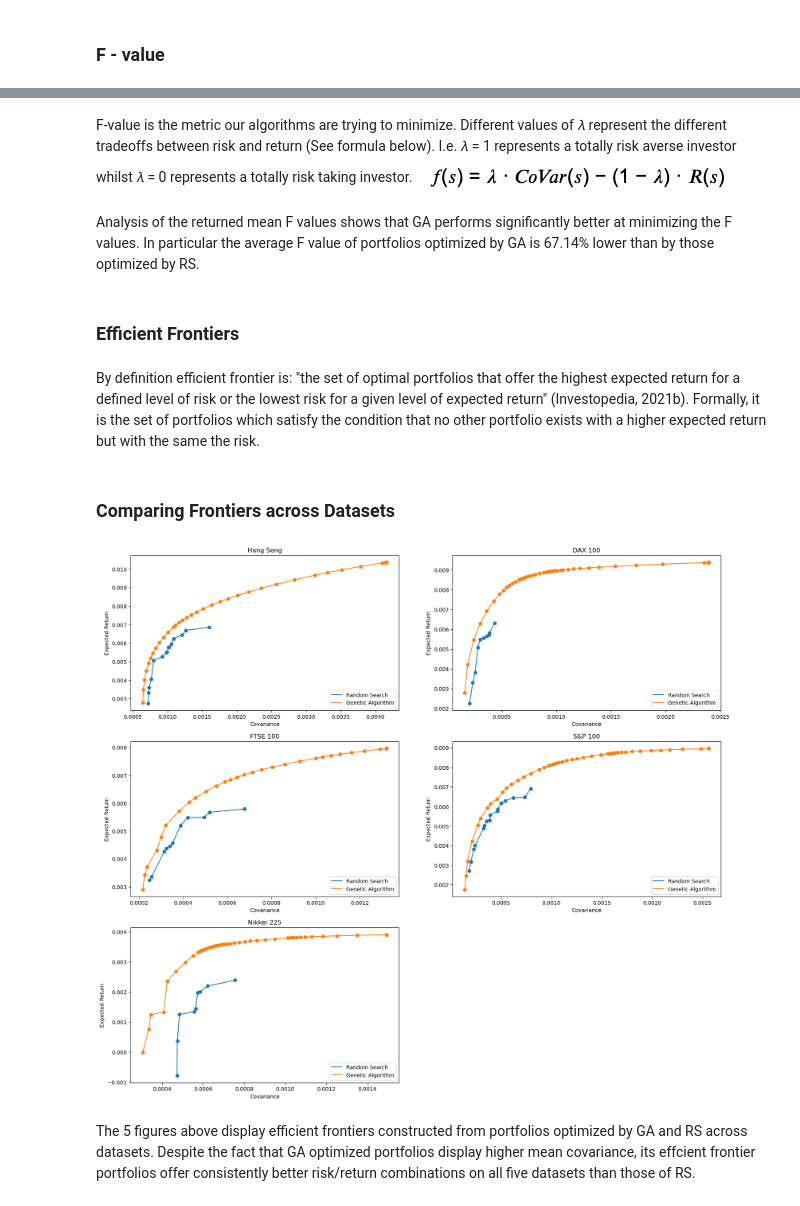
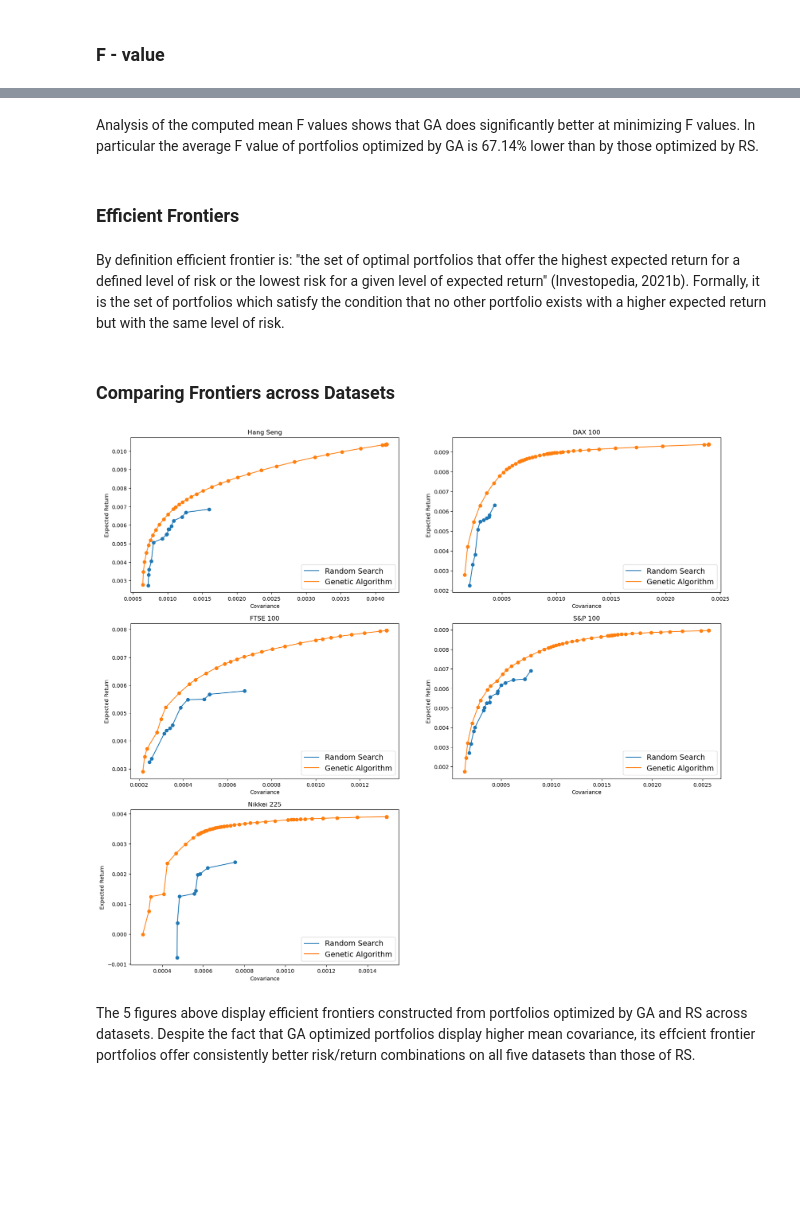
Before and after one commit to PeterZelinka/Cardinality-Constrained-Portfolio-Optimisation, a Jupyter notebook: Analysis.ipynb, the cells around one changed output, grey strips where cells are left out. Cells and saved outputs as stored; diff of their text form; code cells hidden in the pictures; blank space fills up the shorter version.

```diff
--- a/Analysis.ipynb
+++ b/Analysis.ipynb
@@ -186,18 +191,18 @@ Mean % difference if F values: -67.14%
 # %% [markdown]
-F-value is the metric our algorithms are trying to minimize. Different values of 𝜆  represent the different tradeoffs between risk and return (See formula below). I.e. 𝜆 = 1 represents a totally risk averse investor whilst 𝜆 = 0 represents a totally risk taking investor.![Screenshot%202021-06-16%20at%2021.04.29.png](attachment:Screenshot%202021-06-16%20at%2021.04.29.png)
-
-Analysis of the returned mean F values shows that GA performs significantly better at minimizing the F values. In particular the average F value of portfolios optimized by GA is 67.14% lower than by those optimized by RS.
+Analysis of the computed mean F values shows that GA does significantly better at minimizing F values. In particular the average F value of portfolios optimized by GA is 67.14% lower than by those optimized by RS.
 # %% [markdown]
 ### Efficient Frontiers
 # %% [markdown]
-By definition efficient frontier is: "the set of optimal portfolios that offer the highest expected return for a defined level of risk or the lowest risk for a given level of expected return" (Investopedia, 2021b). Formally, it is the set of portfolios which satisfy the condition that no other portfolio exists with a higher expected return but with the same the risk.
+By definition efficient frontier is: "the set of optimal portfolios that offer the highest expected return for a defined level of risk or the lowest risk for a given level of expected return" (Investopedia, 2021b). Formally, it is the set of portfolios which satisfy the condition that no other portfolio exists with a higher expected return but with the same level of risk.
 # %%
 def data_frames(filename):
+    """Sort return values in a dataframe"""
     new_df = filename.sort_values('Returns', axis=0, ascending=False)
     return new_df
 
 
 def eff_frontier_points(i, returns1, covariances1, returns2, covariances2):
+    """Calculates which portfolios are efficient"""
     for x, y in zip(returns1, covariances1):
         if returns1[i] > x and covariances1[i] < y:
             if x in returns2:
@@ -206,6 +211,7 @@ def eff_frontier_points(i, returns1, covariances1, returns2, covariances2):
                 covariances2.remove(y)
 
 def eff_frontier(df):
+    """Returns a df with efficient portfolios"""
     portfolios = []
     returns1 = df['Returns'].tolist()
     covariances1 = df['Covariances'].tolist()
@@ -252,7 +258,7 @@ ax1.scatter(cov_ga[0][0], ret_ga[0][0])
 ax1.title.set_text(index_names[0])
 ax1.set_xlabel('Covariance')
 ax1.set_ylabel('Expected Return')
-ax1.legend(loc = 'lower right')
+ax1.legend(loc = 'lower right', prop = {'size':14})
 
 
 ax2 = plt.subplot(3, 2, 2)
@@ -263,41 +269,41 @@ ax2.scatter(cov_ga[1][0], ret_ga[1][0])
 ax2.title.set_text(index_names[1])
 ax2.set_xlabel('Covariance')
 ax2.set_ylabel('Expected Return')
-ax2.legend(loc = 'lower right')
+ax2.legend(loc = 'lower right', prop = {'size':14})
 
 ax3 = plt.subplot(3, 2, 3)
 ax3.plot(cov_rs[2][0], ret_rs[2][0], label = 'Random Search')
 ax3.plot(cov_ga[2][0], ret_ga[2][0], label = 'Genetic Algorithm')
 ax3.scatter(cov_rs[2][0], ret_rs[2][0])
 ax3.scatter(cov_ga[2][0], ret_ga[2][0])
 ax3.title.set_text(index_names[2])
 ax3.set_xlabel('Covariance')
 ax3.set_ylabel('Expected Return')
-ax3.legend(loc = 'lower right')
+ax3.legend(loc = 'lower right', prop = {'size':14})
 
 ax4 = plt.subplot(3, 2, 4)
 ax4.plot(cov_rs[3][0], ret_rs[3][0], label = 'Random Search')
 ax4.plot(cov_ga[3][0], ret_ga[3][0], label = 'Genetic Algorithm')
 ax4.scatter(cov_rs[3][0], ret_rs[3][0])
 ax4.scatter(cov_ga[3][0], ret_ga[3][0])
 ax4.title.set_text(index_names[3])
 ax4.set_xlabel('Covariance')
 ax4.set_ylabel('Expected Return')
-ax4.legend(loc = 'lower right')
+ax4.legend(loc = 'lower right', prop = {'size':14})
 
 ax5 = plt.subplot(3, 2, 5)
 ax5.plot(cov_rs[4][0], ret_rs[4][0], label = 'Random Search')
 ax5.plot(cov_ga[4][0], ret_ga[4][0], label = 'Genetic Algorithm')
 ax5.scatter(cov_rs[4][0], ret_rs[4][0])
 ax5.scatter(cov_ga[4][0], ret_ga[4][0])
 ax5.title.set_text(index_names[4])
 ax5.set_xlabel('Covariance')
 ax5.set_ylabel('Expected Return')
-ax5.legend(loc = 'lower right')
+ax5.legend(loc = 'lower right', prop = {'size':14})
 
 plt.show()
 # %% [output]
-[figure, old version]
+[figure, new version]
 # %% [markdown]
 The 5 figures above display efficient frontiers constructed from portfolios optimized by GA and RS across datasets. Despite the fact that GA optimized portfolios display higher mean covariance, its effcient frontier portfolios offer consistently better risk/return combinations on all five datasets than those of RS.
 # %% [markdown]
```
Also changed, not shown: parts of 22 cells of this notebook.
